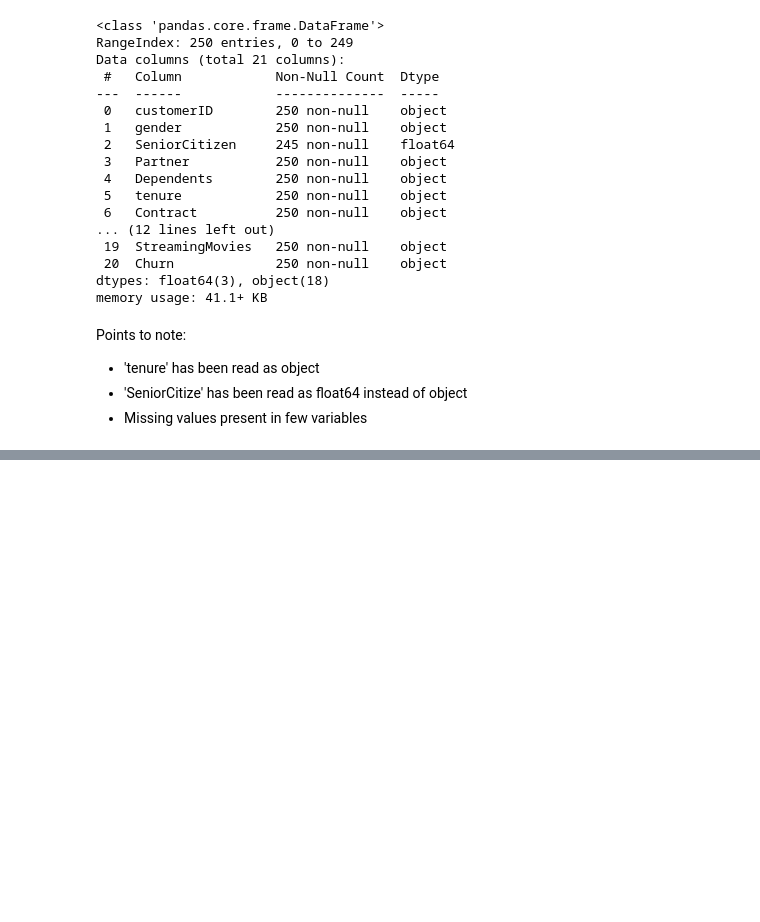
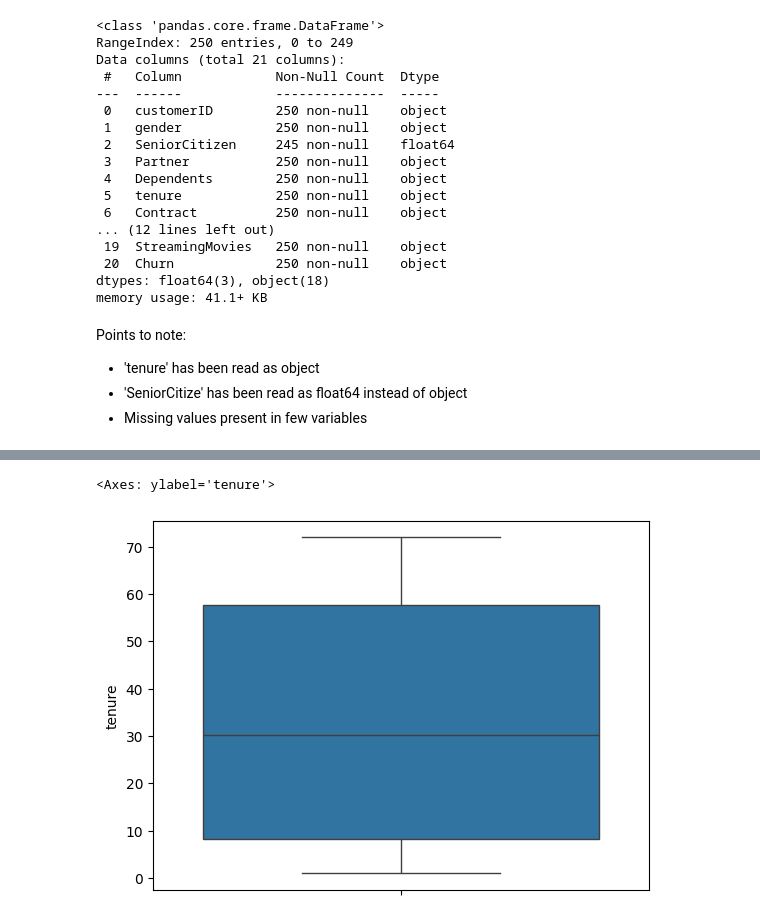
Before and after one commit to Heet06/MLUP001, a Jupyter notebook: Week-4/data_preparation.ipynb, the cells around one changed output, grey strips where cells are left out. Drawn from its saved outputs; the diff is of its cells as text; code cells hidden in the pictures; blank space fills up the shorter version.

```diff
--- a/Week-4/data_preparation.ipynb
+++ b/Week-4/data_preparation.ipynb
@@ -169,0 +452,4 @@ np.unique(churn['tenure'], return_counts=True)
+# %%
+# Replacing outliers by median of column 'tenure'
+churn1['tenure'] = np.where(churn1['tenure'] >= 500,
+      churn1['tenure'].median(),churn1['tenure'])
@@ -169,0 +469,5 @@ np.unique(churn['tenure'], return_counts=True)
+# %%
+sns.boxplot(y = churn1['tenure'])
+# %% [output]
+<Axes: ylabel='tenure'>
+[figure, added]
```
Also changed, not shown: parts of 54 cells of this notebook.
